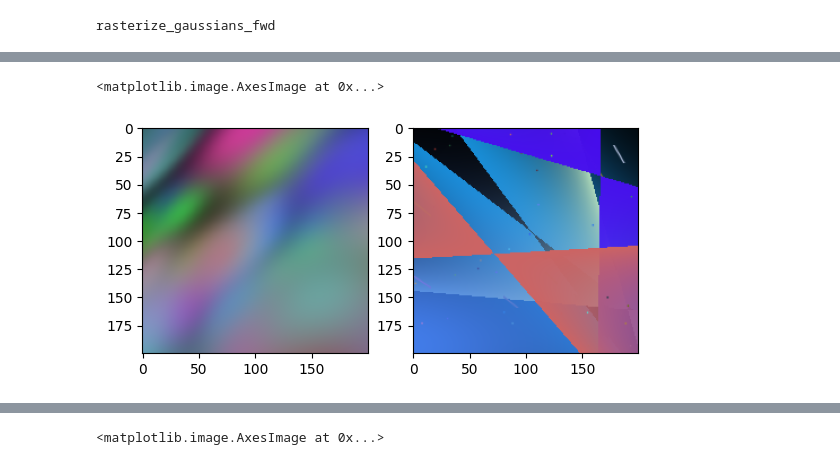
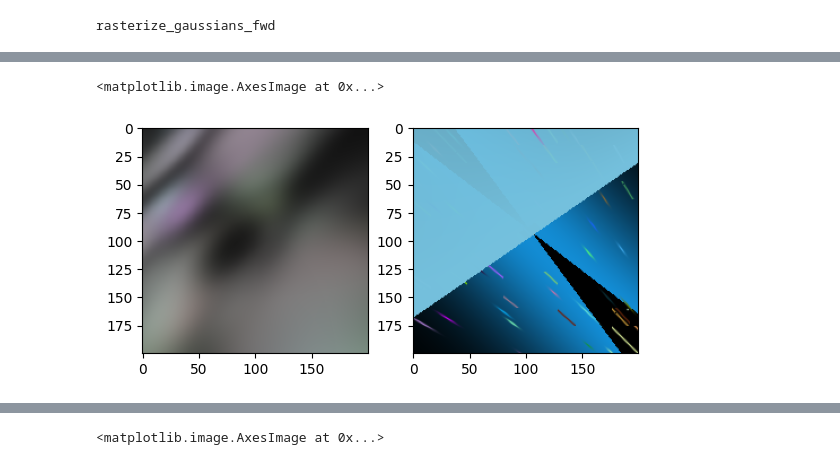
Before and after one commit to graphdeco-inria/diff-gaussian-rasterization, a Jupyter notebook: validate_torch_minimal.ipynb, the cells around one changed output, grey strips where cells are left out. Saved outputs shown, nothing was run; the diff lists cells and outputs as text; code cells hidden in the pictures.

```diff
--- a/validate_torch_minimal.ipynb
+++ b/validate_torch_minimal.ipynb
@@ -251,6 +251,7 @@ means3D = torch.tensor(torch.rand((N,3))-0.5 + torch.tensor([0.0, 0.0, 1.0]), re
 means2D = torch.zeros_like(means3D, dtype=means3D.dtype, requires_grad=True, device="cuda") + 0
 opacity = torch.sigmoid(torch.tensor(torch.ones((N,1)), requires_grad=True, device=device))
 colors_precomp_gt = torch.tensor(torch.rand((N,3)), requires_grad=True, device=device).detach()
+shs = torch.tensor(torch.rand((N,3)), requires_grad=True, device=device).detach()
 scales = torch.exp(torch.tensor(-8.0 * torch.ones((N,3)), requires_grad=True, device=device))
 rotations = torch.tensor(-10.0 * torch.ones((N,4)), requires_grad=True, device=device)
 
@@ -285,8 +286,8 @@ rasterizer = GaussianRasterizer(raster_settings=raster_settings)
 color,radii = rasterizer(
     means3D = means3D,
     means2D = means2D,
-    shs = None,
-    colors_precomp = colors_precomp_gt,
+    shs = shs,
+    colors_precomp = None,
     opacities = opacity,
     scales = scales,
     rotations = rotations
@@ -302,5 +303,9 @@ color_gt = color.detach()
 primitive = _build_rasterize_gaussians_fwd_primitive()
 import jax
 import jax.numpy as jnp
+
+
+fig, (ax1, ax2) = plt.subplots(1, 2)
+ax1.imshow(torch.permute(color_gt, (1,2,0)).cpu().detach().numpy()[...,:3])
 # %% [output]
 0.7499999908297853 0.7499999908297853
@@ -313,38 +320,37 @@ colors_precomp = torch_to_jax(colors_precomp_gt)
 opacities = jnp.ones((N,1))
 scales = torch_to_jax(scales)
 rotations = torch_to_jax(rotations)
-cov3Ds_precomp = jnp.zeros((N,3))
+cov3Ds_precomp = jnp.ones((N,3)) * 0.001
+shs = torch_to_jax(shs)
 viewmatrix = torch_to_jax(view_matrix)
 projmatrix = torch_to_jax(projmatrix)
 tanfovx = 1.0
 tanfovy = 1.0
 image_height = int(intrinsics.height)
 image_width = int(intrinsics.width)
-sh = jnp.zeros((N,9))
 sh_degree = 0
 campos = jnp.zeros(3)
 image_empty = jnp.zeros((image_height, image_width, 3))
-
 
 color = primitive.bind(
                 bg,
             means3D,
             colors_precomp,
             opacities,
             scales,
             rotations,
             cov3Ds_precomp,
             viewmatrix,
             projmatrix,
-            sh,
+            shs,
             campos,
             image_empty,
             tanfovx, tanfovy, image_height, image_width,  sh_degree
 )[1]
 
 fig, (ax1, ax2) = plt.subplots(1, 2)
 ax1.imshow(torch.permute(color_gt, (1,2,0)).cpu().detach().numpy()[...,:3])
 ax2.imshow(jnp.transpose(color, (1,2,0))[...,:3])
 # %% [output]
 <matplotlib.image.AxesImage at 0x...>
-[figure, old version]
+[figure, new version]
```
Also changed, not shown: parts of 4 cells of this notebook, 2 other files.
